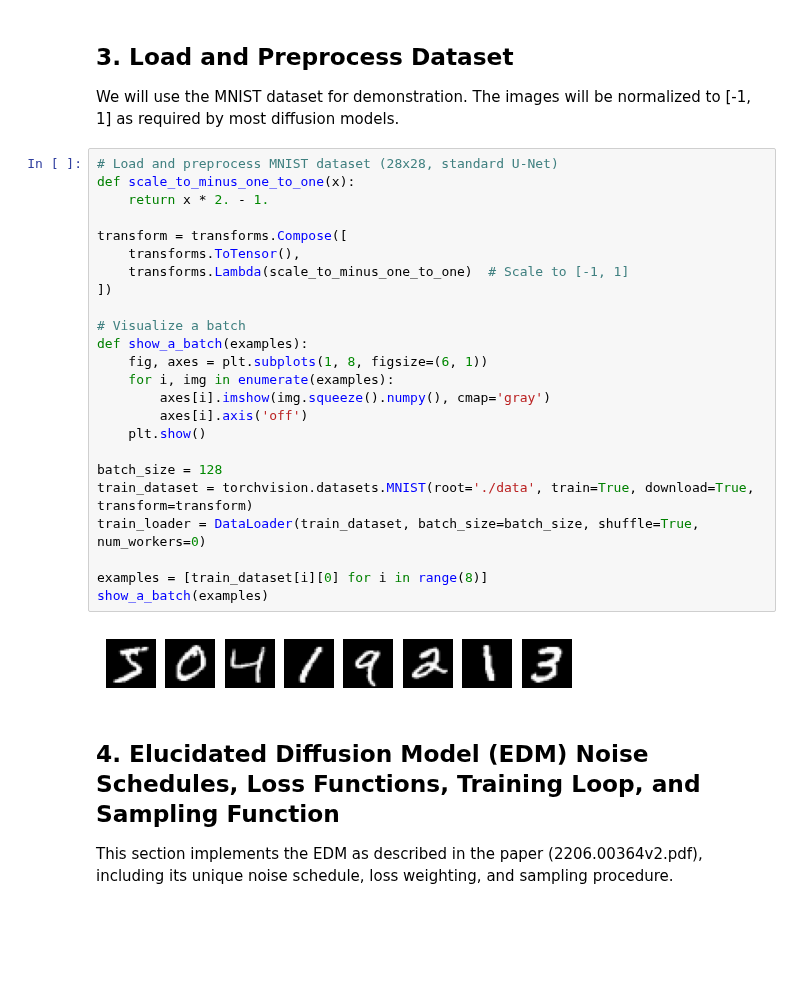
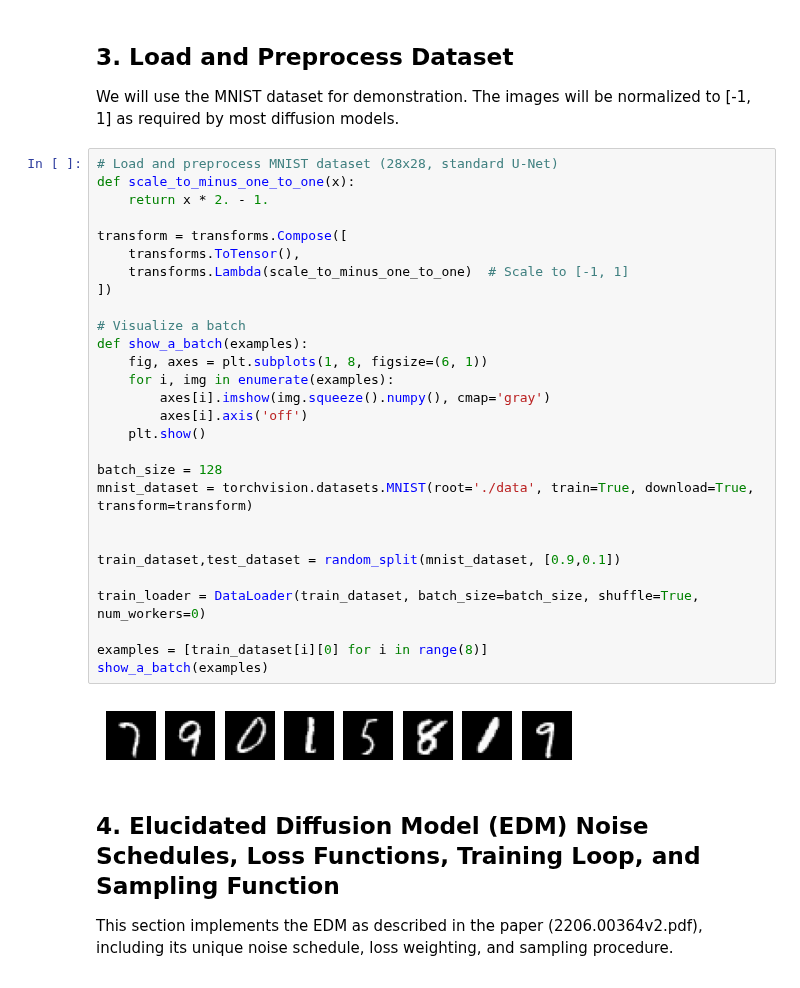
Before and after one commit to ramayer/elucidated-diffusion, a Jupyter notebook: notebooks/unet_vs_transformer_demo.ipynb, the cells around one changed output. Saved outputs shown, nothing was run; the diff lists cells and outputs as text; blank space fills up the shorter version.

```diff
--- a/notebooks/unet_vs_transformer_demo.ipynb
+++ b/notebooks/unet_vs_transformer_demo.ipynb
@@ -196,29 +209,33 @@ We will use the MNIST dataset for demonstration. The images will be normalized t
 # %%
 # Load and preprocess MNIST dataset (28x28, standard U-Net)
 def scale_to_minus_one_to_one(x):
     return x * 2. - 1.
 
 transform = transforms.Compose([
     transforms.ToTensor(),
     transforms.Lambda(scale_to_minus_one_to_one)  # Scale to [-1, 1]
 ])
 
 # Visualize a batch
 def show_a_batch(examples):
     fig, axes = plt.subplots(1, 8, figsize=(6, 1))
     for i, img in enumerate(examples):
         axes[i].imshow(img.squeeze().numpy(), cmap='gray')
         axes[i].axis('off')
     plt.show()
 
 batch_size = 128
-train_dataset = torchvision.datasets.MNIST(root='./data', train=True, download=True, transform=transform)
+mnist_dataset = torchvision.datasets.MNIST(root='./data', train=True, download=True, transform=transform)
+
+
+train_dataset,test_dataset = random_split(mnist_dataset, [0.9,0.1])
+
 train_loader = DataLoader(train_dataset, batch_size=batch_size, shuffle=True, num_workers=0)
 
 examples = [train_dataset[i][0] for i in range(8)]
 show_a_batch(examples)
 # %% [output]
-[figure, old version]
+[figure, new version]
 # %% [markdown]
 ## 4. Elucidated Diffusion Model (EDM) Noise Schedules, Loss Functions, Training Loop, and Sampling Function
 
```
Also changed, not shown: parts of 12 cells of this notebook, 3 other files.
